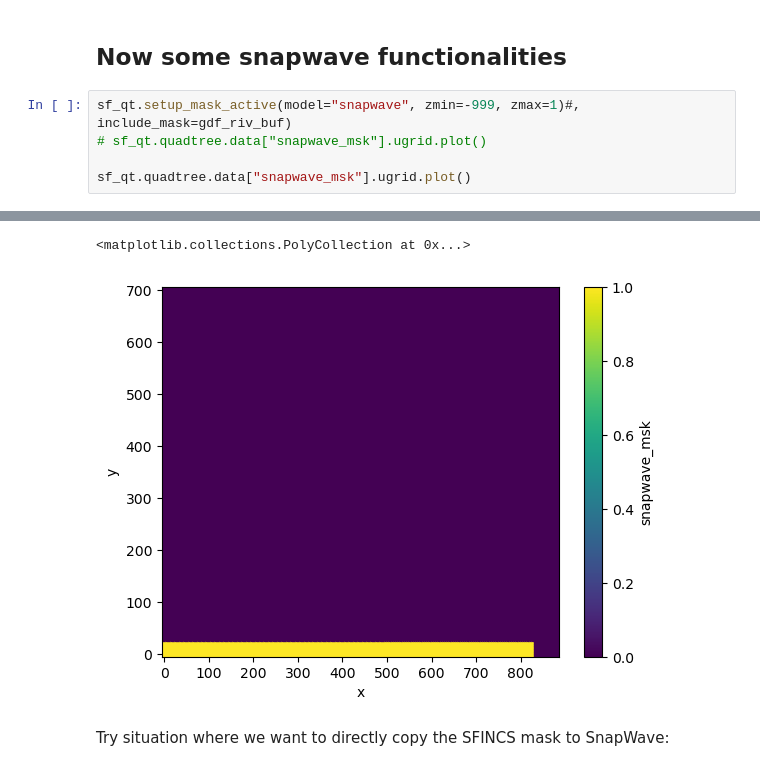
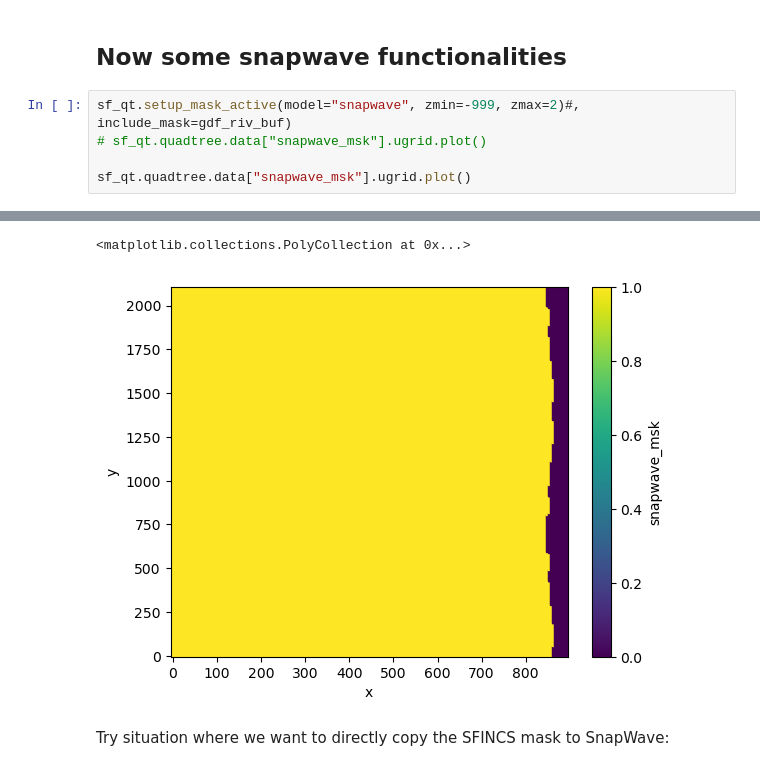
Before and after one commit to Deltares/hydromt_sfincs, a Jupyter notebook: examples/make_Duck_hydromt.ipynb, the cells around one changed output, grey strips where cells are left out. Saved outputs shown, nothing was run; the diff lists cells and outputs as text.

```diff
--- a/examples/make_Duck_hydromt.ipynb
+++ b/examples/make_Duck_hydromt.ipynb
@@ -251,7 +188,7 @@ sf_qt.quadtree.data["msk"].ugrid.plot()
 # %% [markdown]
 ## Now some snapwave functionalities
 # %%
-sf_qt.setup_mask_active(model="snapwave", zmin=-999, zmax=1)#, include_mask=gdf_riv_buf)
+sf_qt.setup_mask_active(model="snapwave", zmin=-999, zmax=2)#, include_mask=gdf_riv_buf)
 # sf_qt.quadtree.data["snapwave_msk"].ugrid.plot()
 
 sf_qt.quadtree.data["snapwave_msk"].ugrid.plot()
@@ -261,5 +198,5 @@ sf_qt.quadtree.data["snapwave_msk"].ugrid.plot()
 <matplotlib.collections.PolyCollection at 0x...>
-[figure, old version]
+[figure, new version]
 # %% [markdown]
 Try situation where we want to directly copy the SFINCS mask to SnapWave:
 # %%
```
Also changed, not shown: parts of 36 cells of this notebook, 11 other files.
